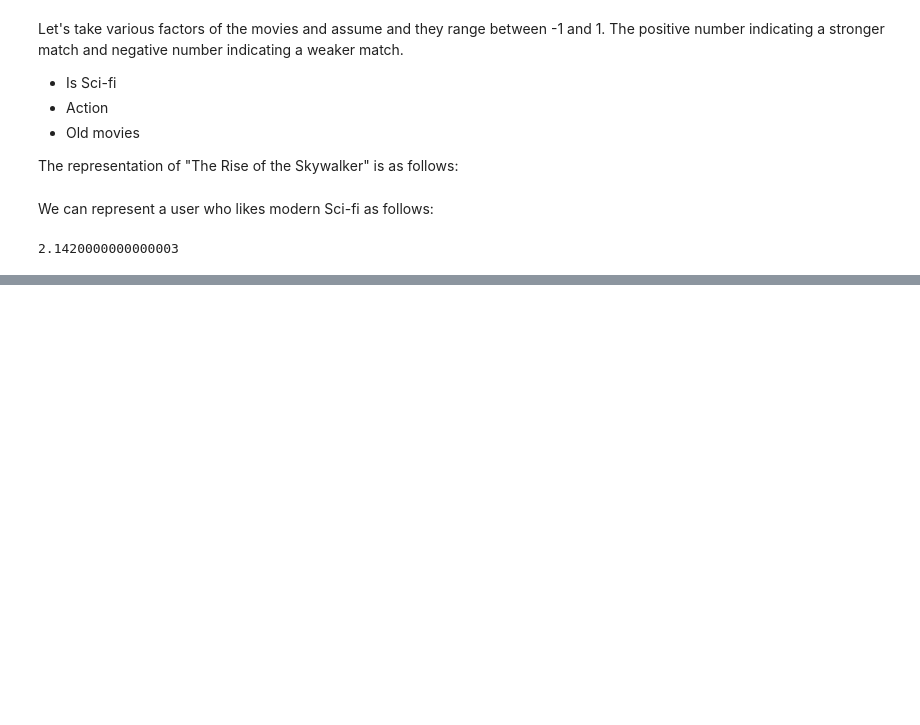
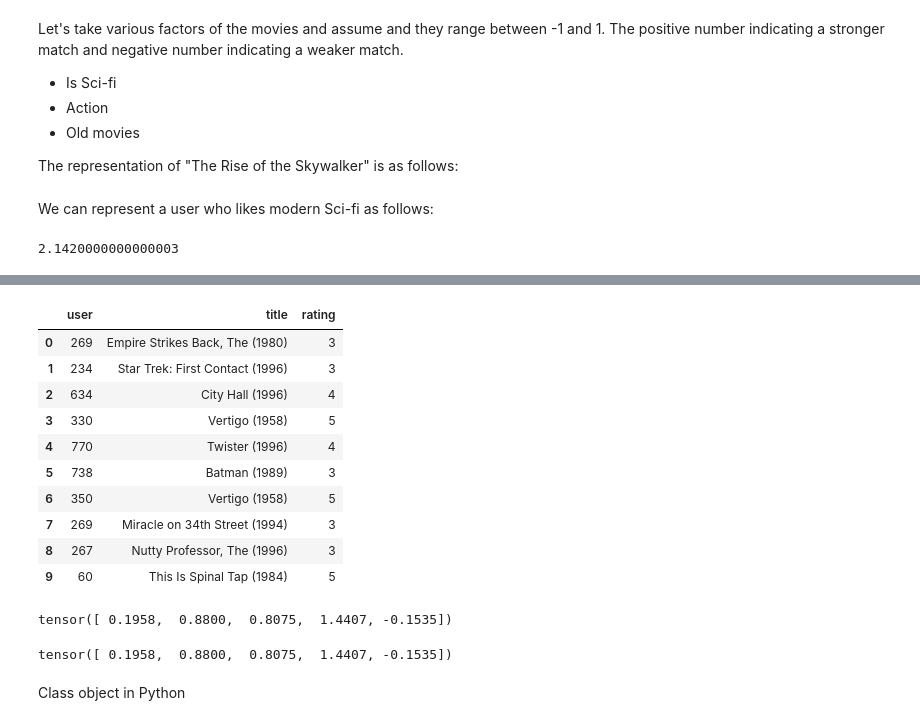
Before and after one commit to nikhilkr31/movie-recommendation, a Jupyter notebook: movie_recommendation.ipynb, the cells around one changed output, grey strips where cells are left out. Drawn from its saved outputs; the diff is of its cells as text; code cells hidden in the pictures; blank space fills up the shorter version.

```diff
--- a/movie_recommendation.ipynb
+++ b/movie_recommendation.ipynb
@@ -63,0 +42,13 @@ Successfully installed arrow-1.3.0 binaryornot-0.4.4 cookiecutter-2.6.0 cookiecu
+# %%
+#Creating Data loaders
+
+movies  = pd.read_csv(
+    path/'u.item',
+    delimiter= '|',
+    encoding='latin-1',
+    header=None,
+    usecols=(0,1),
+    names= ['movie','title'],
+    engine='python')
+
+movies.head()
@@ -63,0 +62,5 @@ Successfully installed arrow-1.3.0 binaryornot-0.4.4 cookiecutter-2.6.0 cookiecu
+# %%
+#merge with the ratings table
+
+ratings = ratings.merge(movies)
+ratings.head()
@@ -63,0 +74,15 @@ Successfully installed arrow-1.3.0 binaryornot-0.4.4 cookiecutter-2.6.0 cookiecu
+# %%
+dls = CollabDataLoaders.from_df(ratings, item_name='title', bs=64)
+dls.show_batch()
+# %% [output]
+|  | user | title | rating |
+| 0 | 269 | Empire Strikes Back, The (1980) | 3 |
+| 1 | 234 | Star Trek: First Contact (1996) | 3 |
+| 2 | 634 | City Hall (1996) | 4 |
+| 3 | 330 | Vertigo (1958) | 5 |
+| 4 | 770 | Twister (1996) | 4 |
+| 5 | 738 | Batman (1989) | 3 |
+| 6 | 350 | Vertigo (1958) | 5 |
+| 7 | 269 | Miracle on 34th Street (1994) | 3 |
+| 8 | 267 | Nutty Professor, The (1996) | 3 |
+| 9 | 60 | This Is Spinal Tap (1984) | 5 |
@@ -63,0 +100,11 @@ Successfully installed arrow-1.3.0 binaryornot-0.4.4 cookiecutter-2.6.0 cookiecu
+# %%
+one_hot_3 = one_hot(3, n_users).float()
+user_factors.t()@one_hot_3
+# %% [output]
+tensor([ 0.1958,  0.8800,  0.8075,  1.4407, -0.1535])
+# %%
+user_factors[3]
+# %% [output]
+tensor([ 0.1958,  0.8800,  0.8075,  1.4407, -0.1535])
+# %% [markdown]
+Class object in Python
```
Also changed, not shown: parts of 6 cells of this notebook.
